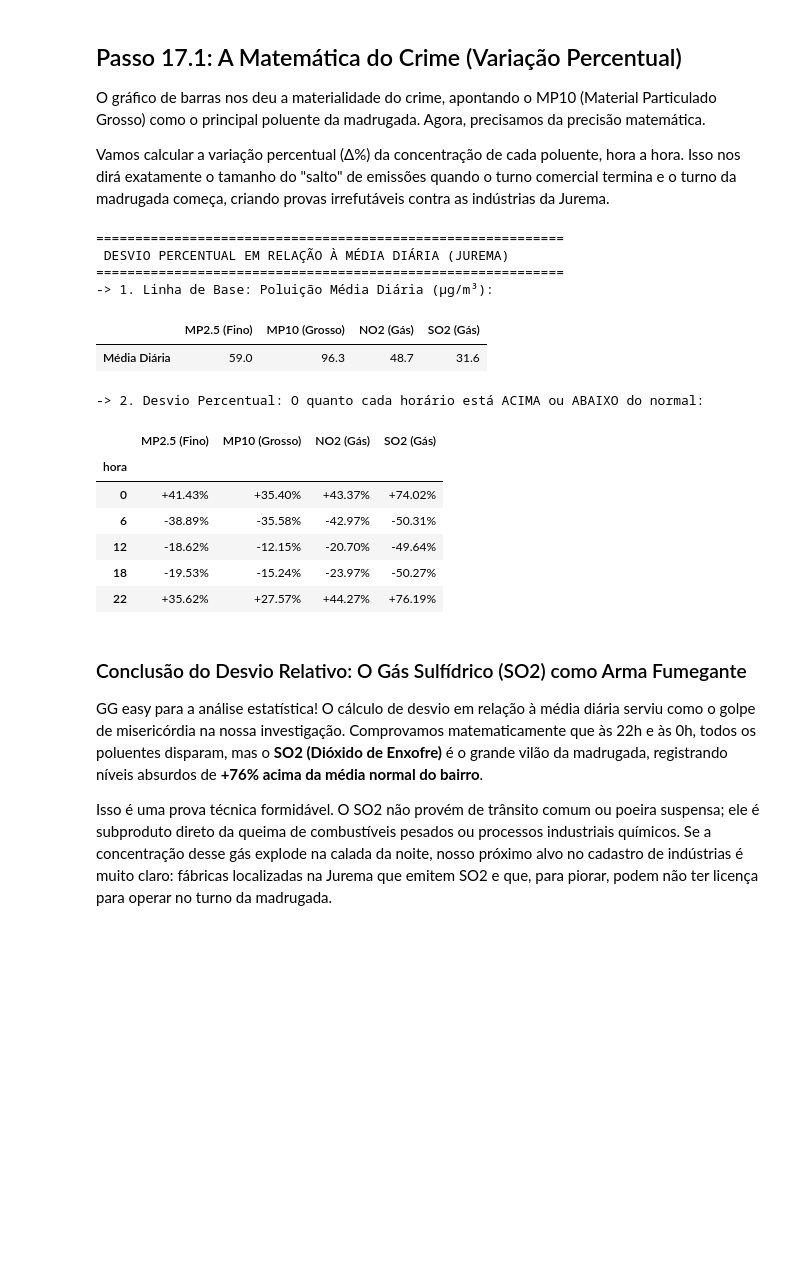
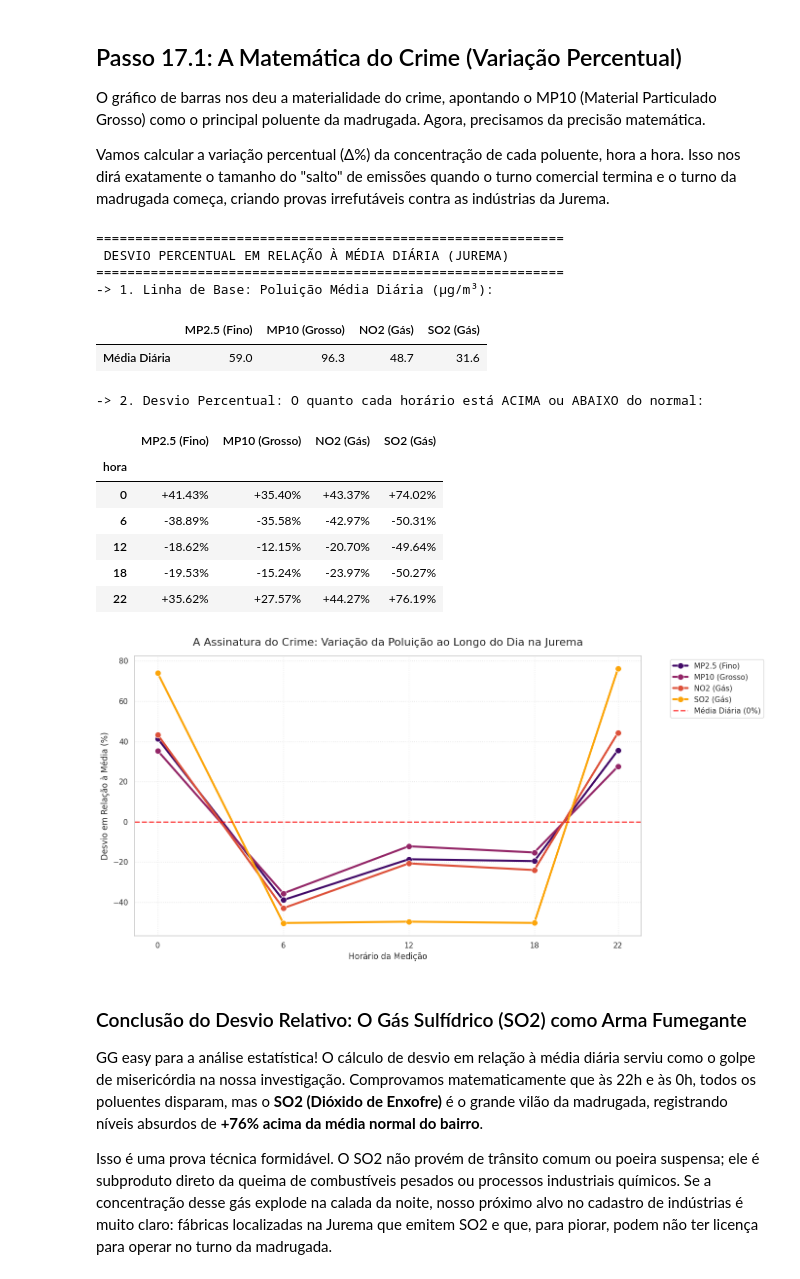
Before and after one commit to felipecezar01/projeto3_poluicao_atmosferica-CDT13, a Jupyter notebook: notebooks/investigacao.ipynb, the cells around one changed output. Saved outputs shown, nothing was run; the diff lists cells and outputs as text; code cells hidden in the pictures; blank space fills up the shorter version.

```diff
--- a/notebooks/investigacao.ipynb
+++ b/notebooks/investigacao.ipynb
@@ -1641,51 +1613,90 @@ O gráfico de barras nos deu a materialidade do crime, apontando o MP10 (Materia
 Vamos calcular a variação percentual (Δ%) da concentração de cada poluente, hora a hora. Isso nos dirá exatamente o tamanho do "salto" de emissões quando o turno comercial termina e o turno da madrugada começa, criando provas irrefutáveis contra as indústrias da Jurema.
 # %%
 # ==============================================================================
-# 17.1. A MATEMÁTICA DO CRIME: DESVIO EM RELAÇÃO À MÉDIA DIÁRIA (JUREMA)
+# A MATEMÁTICA DO CRIME: DESVIO EM RELAÇÃO À MÉDIA DIÁRIA (JUREMA)
 # ==============================================================================
 import pandas as pd
+import matplotlib.pyplot as plt
+import seaborn as sns
 
 print("="*60)
 print(" DESVIO PERCENTUAL EM RELAÇÃO À MÉDIA DIÁRIA (JUREMA)")
 print("="*60)
 
-# 1. Pegando a tabela de médias (Passo 17)
+# 1. RECALCULANDO A MÉDIA (Para garantir que não dê erro de memória)
+# Filtramos apenas a Jurema e calculamos a média por hora
+df_jurema = df_ar[df_ar['estacao'] == 'Jurema'].copy()
+poluentes = ['mp25_ugm3', 'mp10_ugm3', 'no2_ugm3', 'so2_ugm3']
+media_jurema_hora = df_jurema.groupby('hora')[poluentes].mean().reset_index()
+
+# 2. Pegando a tabela de médias fresquinha
 df_variacao = media_jurema_hora.copy()
 df_variacao.set_index('hora', inplace=True)
 df_variacao.columns = ['MP2.5 (Fino)', 'MP10 (Grosso)', 'NO2 (Gás)', 'SO2 (Gás)']
 
-# 2. Calculando a Média Diária (a "linha de base" de poluição da Jurema)
+# 3. Calculando a Média Diária (a "linha de base" de poluição da Jurema)
 media_diaria = df_variacao.mean()
 
-# 3. Calculando o desvio de cada hora em relação a essa média
-# Fórmula: ((Valor da Hora - Média) / Média) * 100
+# 4. Calculando o desvio de cada hora em relação a essa média
 df_desvio = ((df_variacao - media_diaria) / media_diaria) * 100
-
-# Formatando para exibição (+/- %)
-# O map() vai colocar o sinal de + para quem estiver acima da média e - para quem estiver abaixo
 df_desvio_formatado = df_desvio.map(lambda x: f"{x:+.2f}%")
 
-# Exibindo os resultados
+# Exibindo os resultados em texto
 print("-> 1. Linha de Base: Poluição Média Diária (µg/m³):")
 display(media_diaria.to_frame(name='Média Diária').round(1).T)
 
 print("\n-> 2. Desvio Percentual: O quanto cada horário está ACIMA ou ABAIXO do normal:")
 display(df_desvio_formatado)
+
+# 5. O GRÁFICO DA PROVA (A Variação ao Longo do Dia)
+plt.figure(figsize=(14, 7))
+
+# Preparando os dados para o Seaborn (transformando colunas em linhas)
+df_plot = df_desvio.reset_index()
+df_plot_melted = pd.melt(df_plot, id_vars='hora', var_name='Poluente', value_name='Desvio (%)')
+
+# Desenhando as linhas de variação
+sns.lineplot(
+    data=df_plot_melted,
+    x='hora',
+    y='Desvio (%)',
+    hue='Poluente',
+    marker='o',
+    linewidth=3,
+    markersize=9,
+    palette='inferno' # Paleta quente para fumaça tóxica
+)
+
+# A mágica: Adicionando a linha do "Normal" (0%)
+plt.axhline(0, color='red', linestyle='--', linewidth=2, alpha=0.7, label='Média Diária (0%)')
+
+# Estilização
+plt.title('A Assinatura do Crime: Variação da Poluição ao Longo do Dia na Jurema', fontsize=16, pad=15)
+plt.xlabel('Horário da Medição', fontsize=12)
+plt.ylabel('Desvio em Relação à Média (%)', fontsize=12)
+plt.xticks([0, 6, 12, 18, 22]) # Forçando o eixo X a mostrar apenas os horários exatos
+plt.grid(True, linestyle=':', alpha=0.6)
+
+# Organizando a legenda
+plt.legend(bbox_to_anchor=(1.05, 1), loc='upper left')
+plt.tight_layout()
+plt.show()
 # %% [output]
 ============================================================
  DESVIO PERCENTUAL EM RELAÇÃO À MÉDIA DIÁRIA (JUREMA)
 ============================================================
 -> 1. Linha de Base: Poluição Média Diária (µg/m³):
 |  | MP2.5 (Fino) | MP10 (Grosso) | NO2 (Gás) | SO2 (Gás) |
 | Média Diária | 59.0 | 96.3 | 48.7 | 31.6 |
 -> 2. Desvio Percentual: O quanto cada horário está ACIMA ou ABAIXO do normal:
 |  | MP2.5 (Fino) | MP10 (Grosso) | NO2 (Gás) | SO2 (Gás) |
 | hora |  |  |  |  |
 | 0 | +41.43% | +35.40% | +43.37% | +74.02% |
 | 6 | -38.89% | -35.58% | -42.97% | -50.31% |
 | 12 | -18.62% | -12.15% | -20.70% | -49.64% |
 | 18 | -19.53% | -15.24% | -23.97% | -50.27% |
 | 22 | +35.62% | +27.57% | +44.27% | +76.19% |
+[figure, added]
 # %% [markdown]
 ### Conclusão do Desvio Relativo: O Gás Sulfídrico (SO2) como Arma Fumegante
 
```
Also changed, not shown: parts of 8 cells of this notebook, 6 other files.
